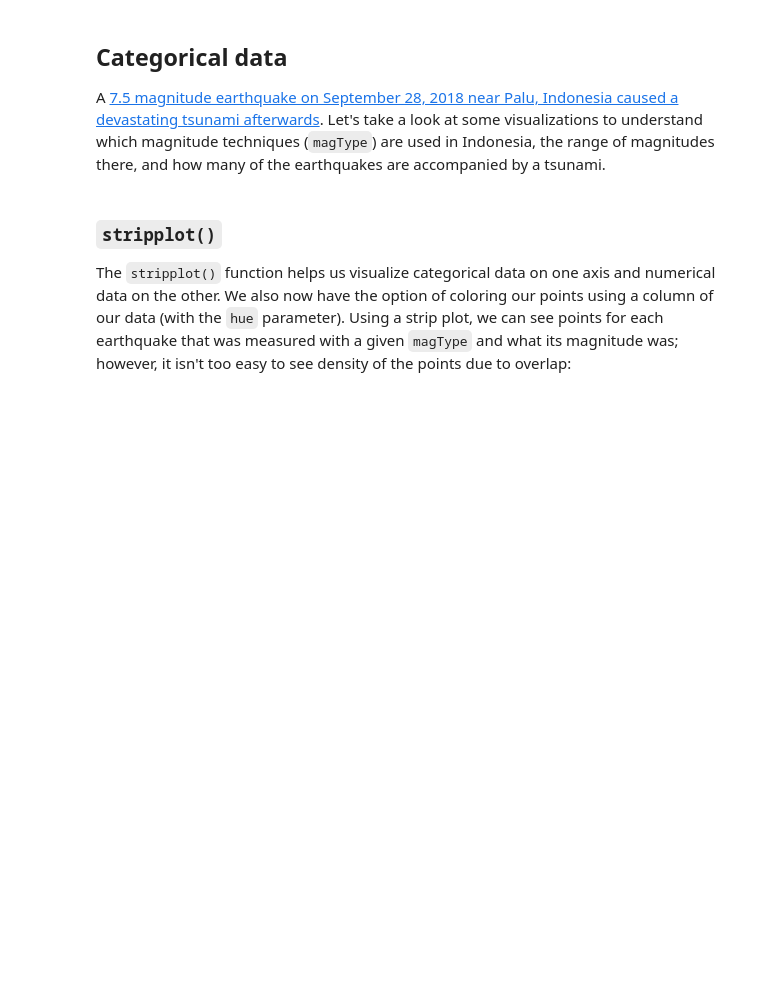
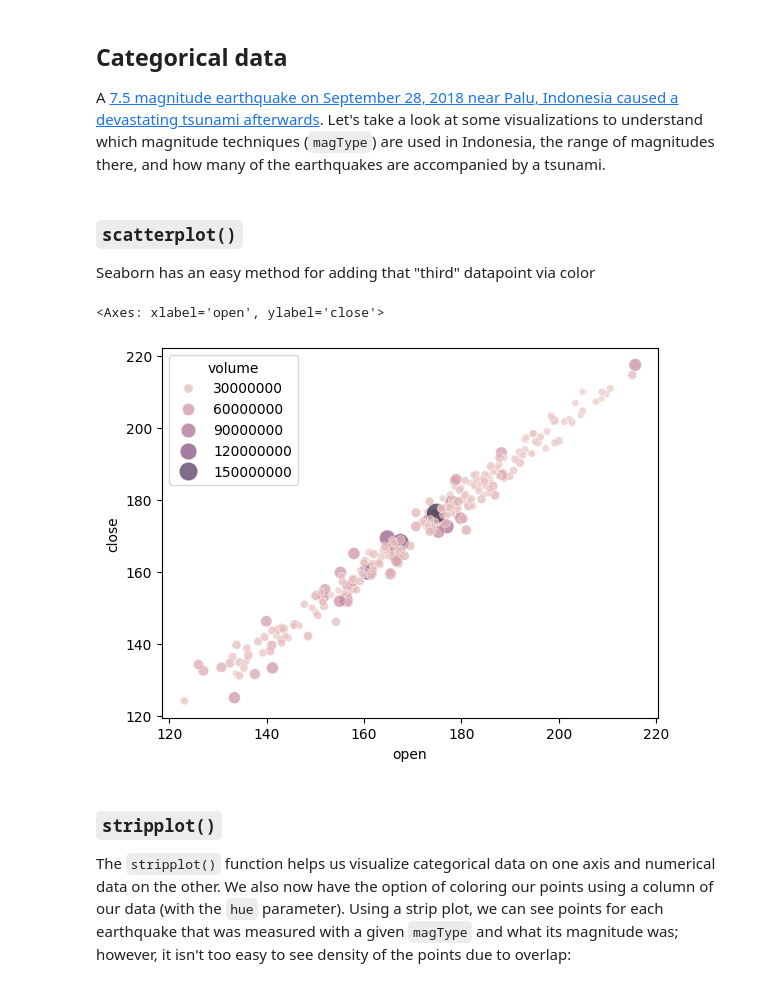
Before and after one commit to ericcoopey/dsa250_sp26, a Jupyter notebook: M4-EDA_Visualization/4-introduction_to_seaborn.ipynb, the cells around one changed output. Cells and saved outputs as stored; diff of their text form; code cells hidden in the pictures; blank space fills up the shorter version.

Commit message:
scatter

```diff
--- a/M4-EDA_Visualization/4-introduction_to_seaborn.ipynb
+++ b/M4-EDA_Visualization/4-introduction_to_seaborn.ipynb
@@ -21,6 +30,14 @@ quakes = pd.read_csv('data/earthquakes.csv')
 # %% [markdown]
 ## Categorical data
 A [7.5 magnitude earthquake on September 28, 2018 near Palu, Indonesia caused a devastating tsunami afterwards](https://www.livescience.com/63721-tsunami-earthquake-indonesia.html). Let's take a look at some visualizations to understand which magnitude techniques (`magType`) are used in Indonesia, the range of magnitudes there, and how many of the earthquakes are accompanied by a tsunami.
+# %% [markdown]
+### `scatterplot()`
+Seaborn has an easy method for adding that "third" datapoint via color
+# %%
+sns.scatterplot(data=fb, x='open', y='close', hue='volume', size='volume', sizes=(20, 200), alpha=0.7)
+# %% [output]
+<Axes: xlabel='open', ylabel='close'>
+[figure, added]
 # %% [markdown]
 ### `stripplot()`
 The `stripplot()` function helps us visualize categorical data on one axis and numerical data on the other. We also now have the option of coloring our points using a column of our data (with the `hue` parameter). Using a strip plot, we can see points for each earthquake that was measured with a given `magType` and what its magnitude was; however, it isn't too easy to see density of the points due to overlap:
```
Also changed, not shown: parts of 13 cells of this notebook.
